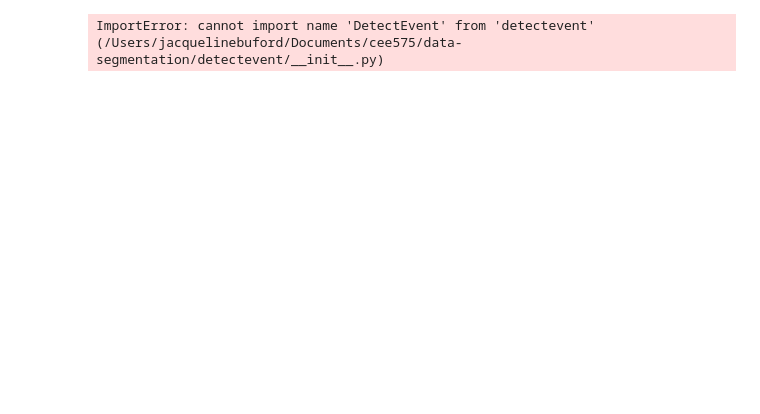
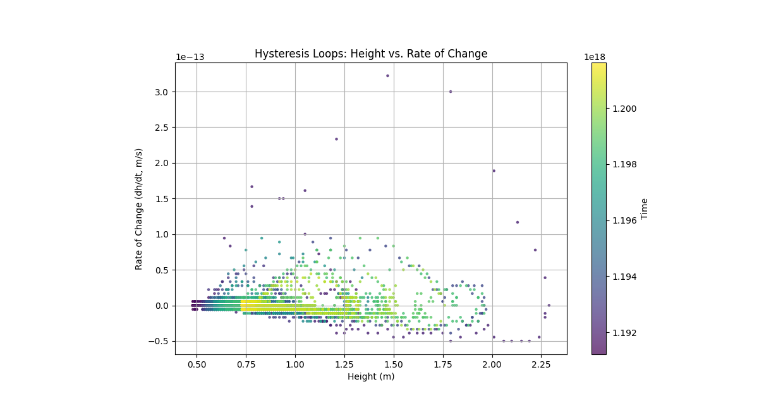
Before and after one commit to jacqubu/data-segmentation, a Jupyter notebook: debugging.ipynb, the cells around one changed output. Drawn from its saved outputs; the diff is of its cells as text; code cells hidden in the pictures; blank space fills up the shorter version.

Commit message:
Using height vs dh/dt method

```diff
--- a/debugging.ipynb
+++ b/debugging.ipynb
@@ -11,13 +0,0 @@ AttributeError: module 'detectevent' has no attribute 'DetectEvent'
-# %%
-import sys
-import os
-
-# Add the directory containing your package to Python's path
-# Replace with the actual path to the directory containing your package
-package_parent_dir = "/detectevent/"
-sys.path.append(package_parent_dir)
-
-# Now try importing
-from detectevent import DetectEvent
-# %% [output]
-ImportError: cannot import name 'DetectEvent' from 'detectevent' (/Users/jacquelinebuford/Documents/cee575/data-segmentation/detectevent/__init__.py)
@@ -44,0 +40,56 @@ detector.visualize_events(events, title="USGS Gage Height Events")
+# %%
+df = pd.read_csv('usgs-data/01302020_shorter2.csv')
+
+df['datetime'] = pd.to_datetime(df['datetime'], format="%Y-%m-%d %H:%M:%S%z")
+
+# method 1
+df['time_num'] = df['datetime'].astype(np.int64)
+df['dh_dt'] = np.gradient(df['00065'], df['time_num'])
+
+# method 2
+# df['dh_dt'] = df['00065'].diff() / df['datetime'].diff().dt.total_seconds()
+
+plt.figure(figsize=(10, 6))
+sc = plt.scatter(
+    df['00065'],
+    df['dh_dt'],
+    c=df['time_num'],  # Color by time
+    cmap='viridis',
+    s=5,
+    alpha=0.7
+)
+plt.colorbar(sc, label='Time')
+plt.xlabel('Height (m)')
+plt.ylabel('Rate of Change (dh/dt, m/s)')
+plt.title('Hysteresis Loops: Height vs. Rate of Change')
+# Add arrows to indicate loop direction
+plt.annotate(
+    'Flood Rise', xy=(5.0, 0.02), xytext=(1.5, 1e-13),
+    arrowprops=dict(arrowstyle="->", color='red')
+)
+plt.annotate(
+    'Flood Recession', xy=(5.5, -0.01), xytext=(6.0, -0.02),
+    arrowprops=dict(arrowstyle="->", color='blue')
+)
+plt.grid()
+
+# flood_events = df[(df['dh_dt'] > 1e-7) & (df['00065'] > 0)]  # 0.05 ft/s and height >5ft
+
+
+# Rolling 95th percentile of dh/dt (adaptive to seasonal changes)
+# df['rise_threshold'] = df['dh_dt'].rolling(7).quantile(0.95)
+# flood_events = df[df['dh_dt'] > df['rise_threshold']]
+
+# Dynamic threshold (top 5% of positive rates)
+# threshold = df['dh_dt'].quantile(0.90)
+# floods = df[(df['dh_dt'] > threshold) & (df['00065'] > df['00065'].quantile(0.35))]
+
+# Plot
+# plt.figure(figsize=(12, 6))
+# plt.plot(df['00065'], df['dh_dt'])
+# plt.plot(df['datetime'], df['00065'], label='Height')
+# plt.scatter(floods['datetime'], floods['00065'], color='red', label='Flood Events')
+# plt.scatter(flood_events['datetime'], flood_events['00065'], color='red', label='Flood Events')
+# plt.legend()
+# %% [output]
+[figure, added]
```
Also changed, not shown: parts of 16 cells of this notebook.
